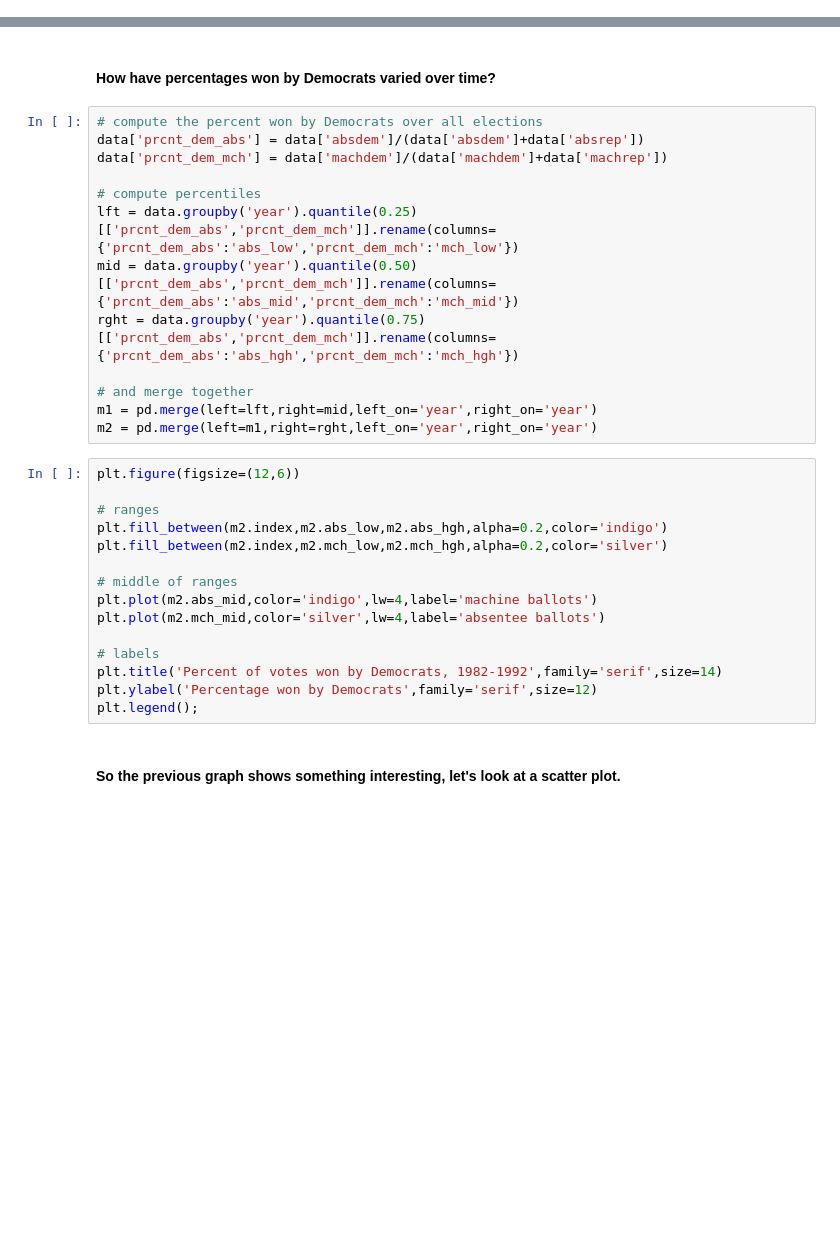
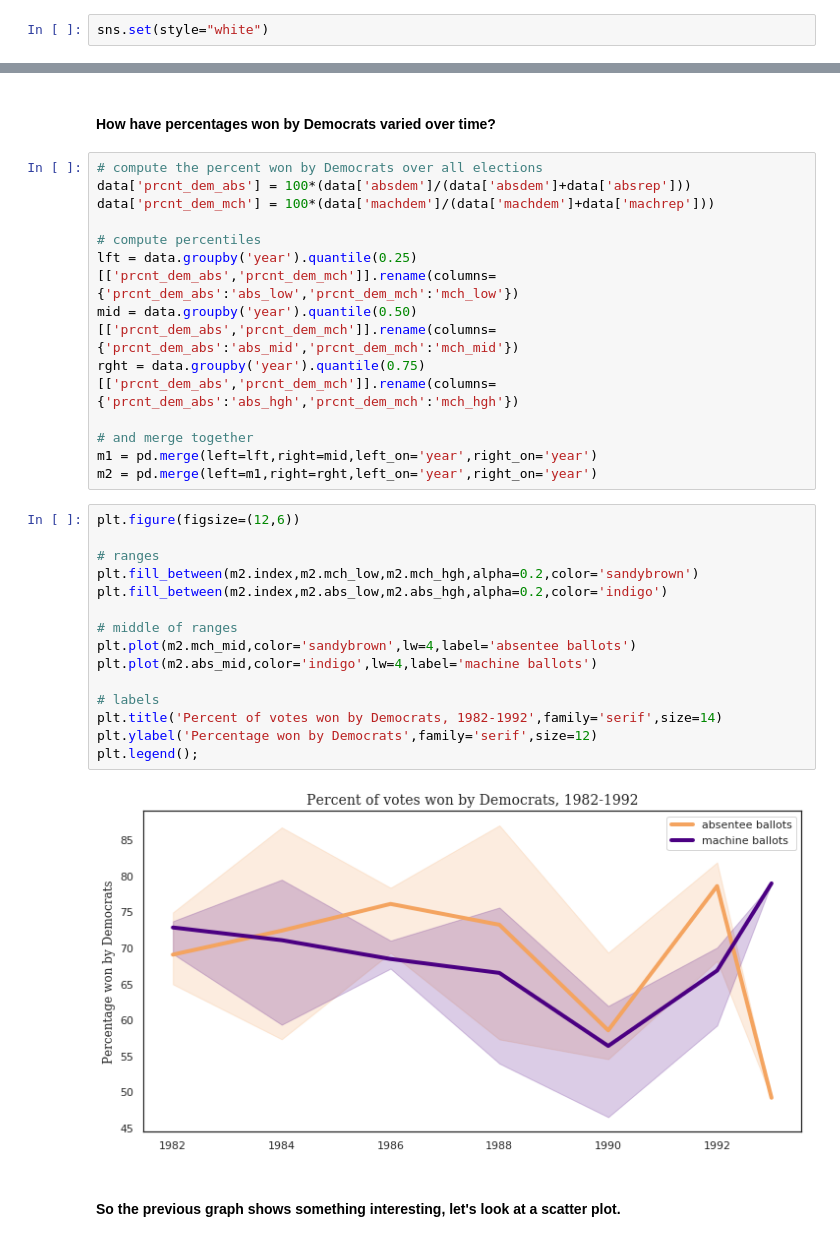
Before and after one commit to prior-knowledge/bayestime, a Jupyter notebook: 02/python/week_02_class_and_lab_exercises.ipynb, the cells around one changed output, grey strips where cells are left out. Drawn from its saved outputs; the diff is of its cells as text; blank space fills up the shorter version.

```diff
--- a/02/python/week_02_class_and_lab_exercises.ipynb
+++ b/02/python/week_02_class_and_lab_exercises.ipynb
@@ -23,3 +25,5 @@ import seaborn as sns
+# %%
+sns.set(style="white")
 # %% [markdown]
 ## Make a nice machine-readable dataset
 # %% [markdown]
@@ -339,8 +397,8 @@ plt.ylabel('Density',family='serif',size=12);
 #### How have percentages won by Democrats varied over time?
 # %%
 # compute the percent won by Democrats over all elections
-data['prcnt_dem_abs'] = data['absdem']/(data['absdem']+data['absrep'])
-data['prcnt_dem_mch'] = data['machdem']/(data['machdem']+data['machrep'])
+data['prcnt_dem_abs'] = 100*(data['absdem']/(data['absdem']+data['absrep']))
+data['prcnt_dem_mch'] = 100*(data['machdem']/(data['machdem']+data['machrep']))
 
 # compute percentiles
 lft = data.groupby('year').quantile(0.25)[['prcnt_dem_abs','prcnt_dem_mch']].rename(columns={'prcnt_dem_abs':'abs_low','prcnt_dem_mch':'mch_low'})
@@ -353,18 +411,20 @@ m2 = pd.merge(left=m1,right=rght,left_on='year',right_on='year')
 # %%
 plt.figure(figsize=(12,6))
 
 # ranges
+plt.fill_between(m2.index,m2.mch_low,m2.mch_hgh,alpha=0.2,color='sandybrown')
 plt.fill_between(m2.index,m2.abs_low,m2.abs_hgh,alpha=0.2,color='indigo')
-plt.fill_between(m2.index,m2.mch_low,m2.mch_hgh,alpha=0.2,color='silver')
 
 # middle of ranges
+plt.plot(m2.mch_mid,color='sandybrown',lw=4,label='absentee ballots')
 plt.plot(m2.abs_mid,color='indigo',lw=4,label='machine ballots')
-plt.plot(m2.mch_mid,color='silver',lw=4,label='absentee ballots')
 
 # labels
 plt.title('Percent of votes won by Democrats, 1982-1992',family='serif',size=14)
 plt.ylabel('Percentage won by Democrats',family='serif',size=12)
 plt.legend();
+# %% [output]
+[figure, added]
 # %% [markdown]
 #### So the previous graph shows something interesting, let's look at a scatter plot.
 # %%
```
Also changed, not shown: parts of 85 cells of this notebook, 5 other files.
